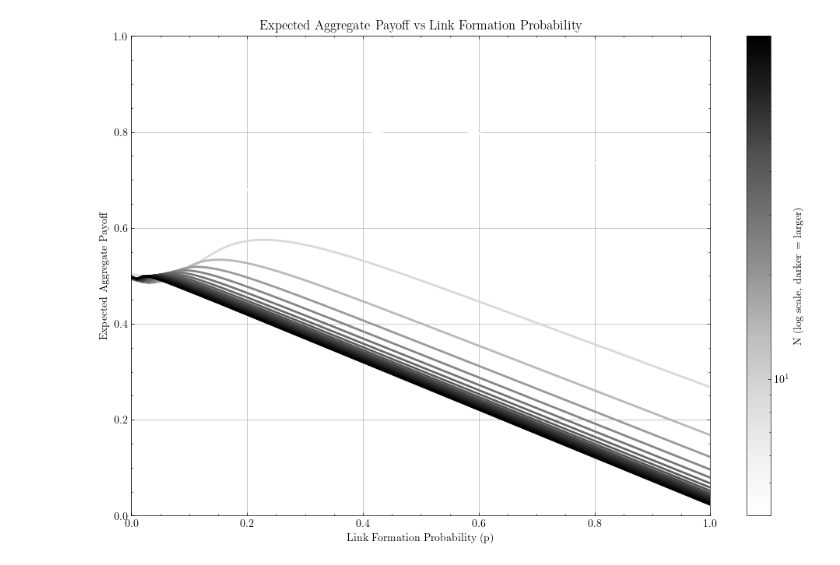
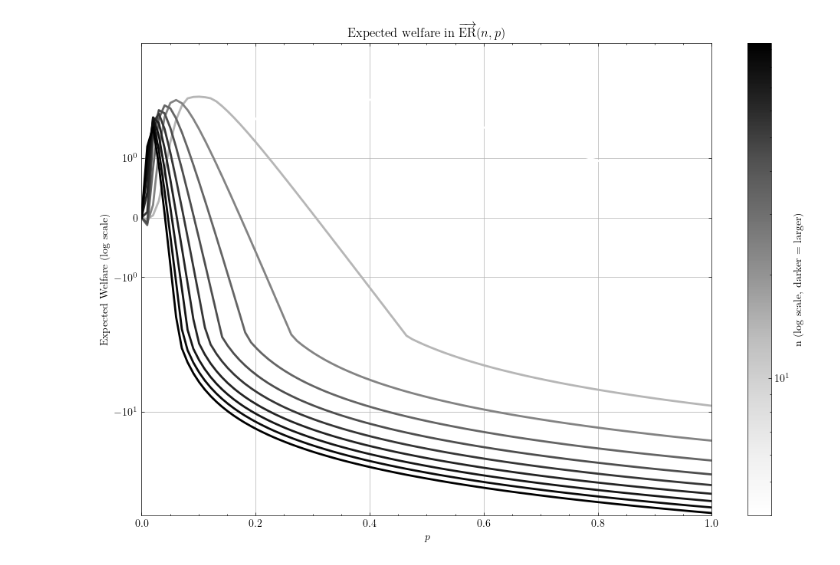
Before and after one commit to hdahmou/Network_creation, a Jupyter notebook: notebooks/er_payoff.ipynb, the cells around one changed output. Cells and saved outputs as stored; diff of their text form; code cells hidden in the pictures.

```diff
--- a/notebooks/er_payoff.ipynb
+++ b/notebooks/er_payoff.ipynb
@@ -26,31 +14,37 @@ def get_empty_payoff(N, v_k, delta):
 # %%
-N_values = np.arange(4, 100, 5, dtype=int)
+N_values = np.arange(4, 100, 10, dtype=int)
 p_values = np.linspace(0, 1, 100, dtype=float)
 
 results = np.zeros((len(N_values), len(p_values)))
 for i, N in enumerate(N_values):
     for j, p in enumerate(p_values):
-        results[i, j] = expected_aggregate_payoff(N=N, v_k=10/(2*N), p=p, delta=0.9, epsilon=1e-9)
+        results[i, j] = get_ER_normalized_welfare(
+            n=N,
+            benefit_to_cost_ratio=10 / (2 * N),
+            p_directed=p,
+            distance_discount=0.9,
+            epsilon=1e-9,
+        )
 
 fig, ax = plt.subplots(figsize=(12, 8))
 
 norm = LogNorm(vmin=N_values.min(), vmax=N_values.max())
 cmap = plt.cm.Greys
 
 for i, N in enumerate(N_values):
     ax.plot(p_values, results[i], color=cmap(norm(N)), linewidth=2)
 
-ax.set_title("Expected Aggregate Payoff vs Link Formation Probability")
-ax.set_xlabel("Link Formation Probability (p)")
-ax.set_ylabel("Expected Aggregate Payoff")
+ax.set_title(r"Expected welfare in $\overrightarrow{\mathrm{ER}}(n,p)$")
+ax.set_xlabel(r"$p$")
+ax.set_ylabel("Expected Welfare (log scale)")
 ax.set_xlim(0, 1)
-ax.set_ylim(0, 1)
+ax.set_yscale("symlog")
 ax.grid(True)
 
 sm = plt.cm.ScalarMappable(cmap=cmap, norm=norm)
 sm.set_array([])
-cbar = fig.colorbar(sm, ax=ax, label="N (log scale, darker = larger)")
+cbar = fig.colorbar(sm, ax=ax, label="n (log scale, darker = larger)")
 
 plt.show()
 # %% [output]
-[figure, old version]
+[figure, new version]
```
Also changed, not shown: parts of 5 cells of this notebook, 30 other files.
